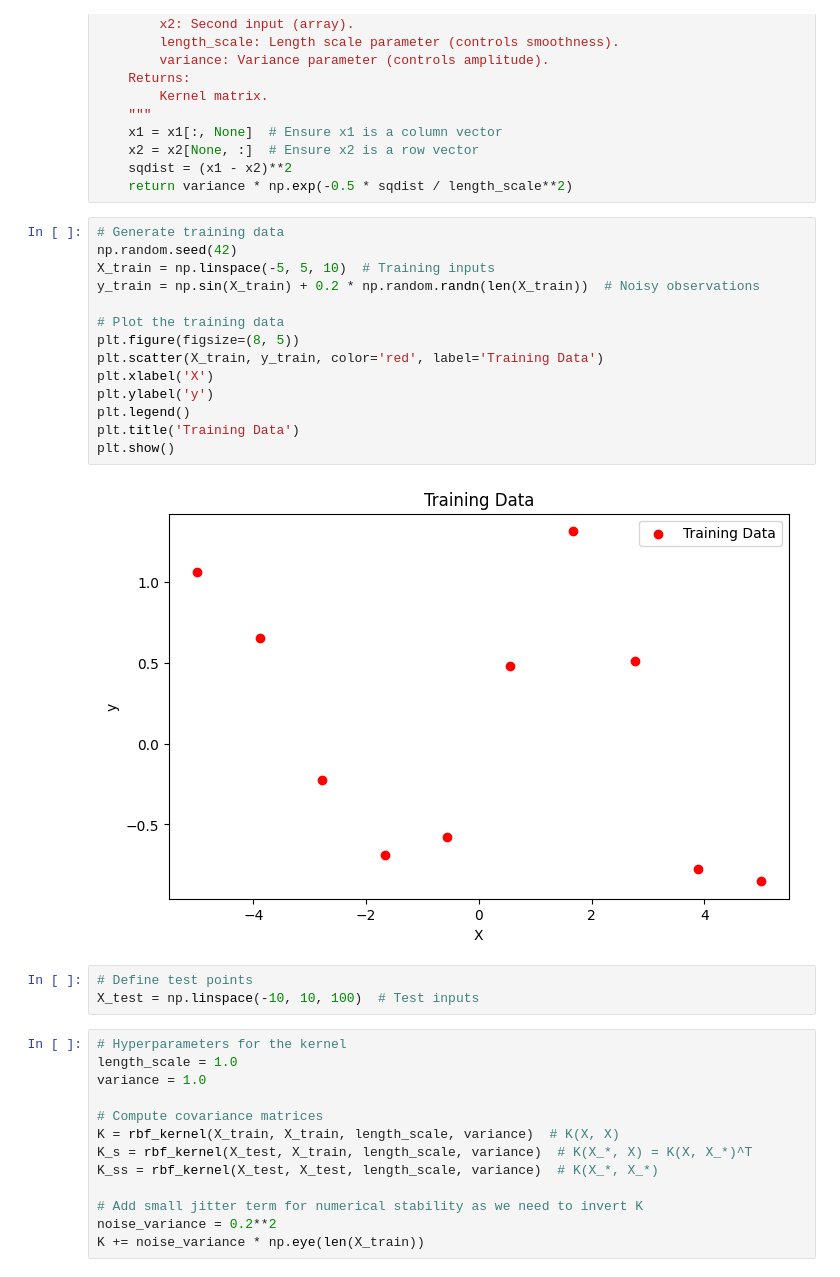
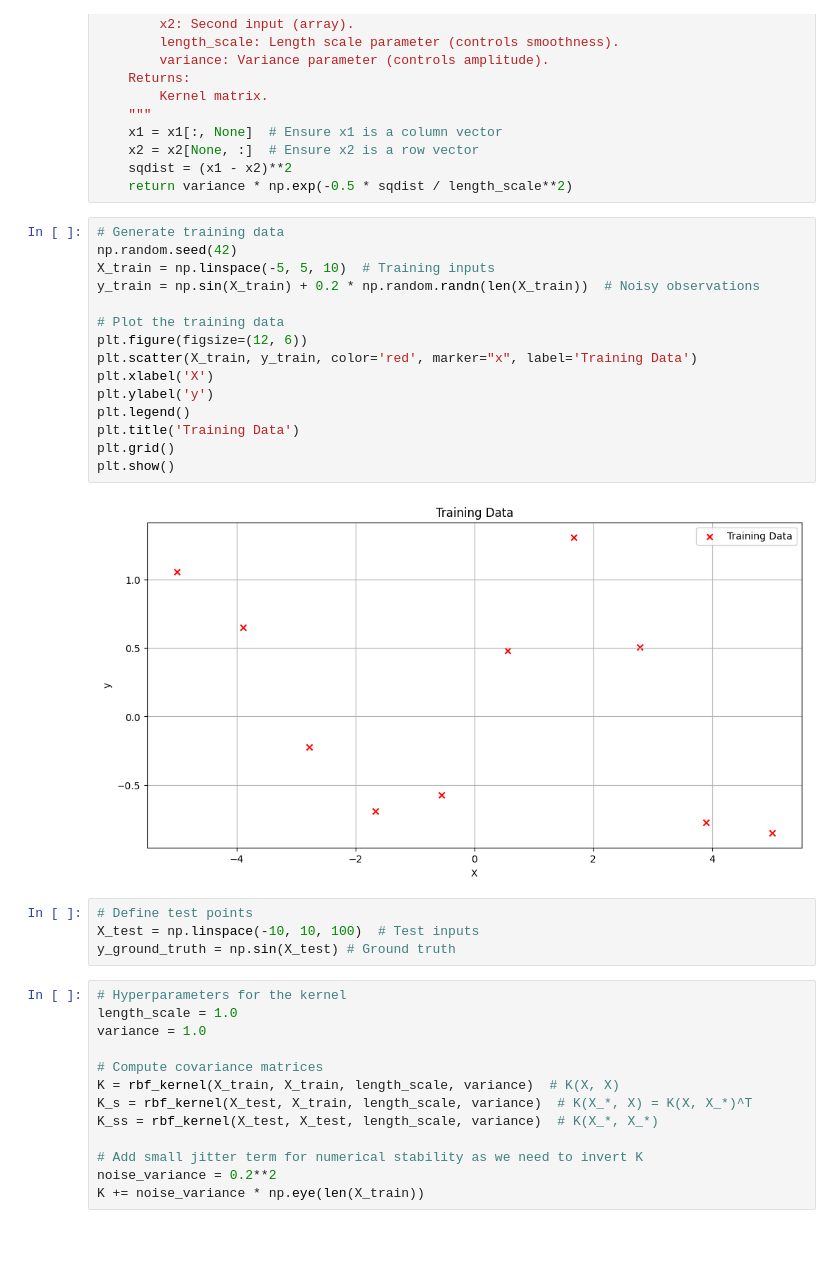
Before and after one commit to fanpu/fanpu.github.io, a Jupyter notebook: assets/jupyter/gaussian-processes/gp.ipynb, the cells around one changed output. Drawn from its saved outputs; the diff is of its cells as text; blank space fills up the shorter version.

```diff
--- a/assets/jupyter/gaussian-processes/gp.ipynb
+++ b/assets/jupyter/gaussian-processes/gp.ipynb
@@ -21,22 +21,24 @@ def rbf_kernel(x1, x2, length_scale=1.0, variance=1.0):
 # %%
 # Generate training data
 np.random.seed(42)
 X_train = np.linspace(-5, 5, 10)  # Training inputs
 y_train = np.sin(X_train) + 0.2 * np.random.randn(len(X_train))  # Noisy observations
 
 # Plot the training data
-plt.figure(figsize=(8, 5))
-plt.scatter(X_train, y_train, color='red', label='Training Data')
+plt.figure(figsize=(12, 6))
+plt.scatter(X_train, y_train, color='red', marker="x", label='Training Data')
 plt.xlabel('X')
 plt.ylabel('y')
 plt.legend()
 plt.title('Training Data')
+plt.grid()
 plt.show()
 # %% [output]
-[figure, old version]
+[figure, new version]
 # %%
 # Define test points
 X_test = np.linspace(-10, 10, 100)  # Test inputs
+y_ground_truth = np.sin(X_test) # Ground truth
 # %%
 # Hyperparameters for the kernel
 length_scale = 1.0
```
Also changed, not shown: parts of 1 cell of this notebook, 13 other files.
